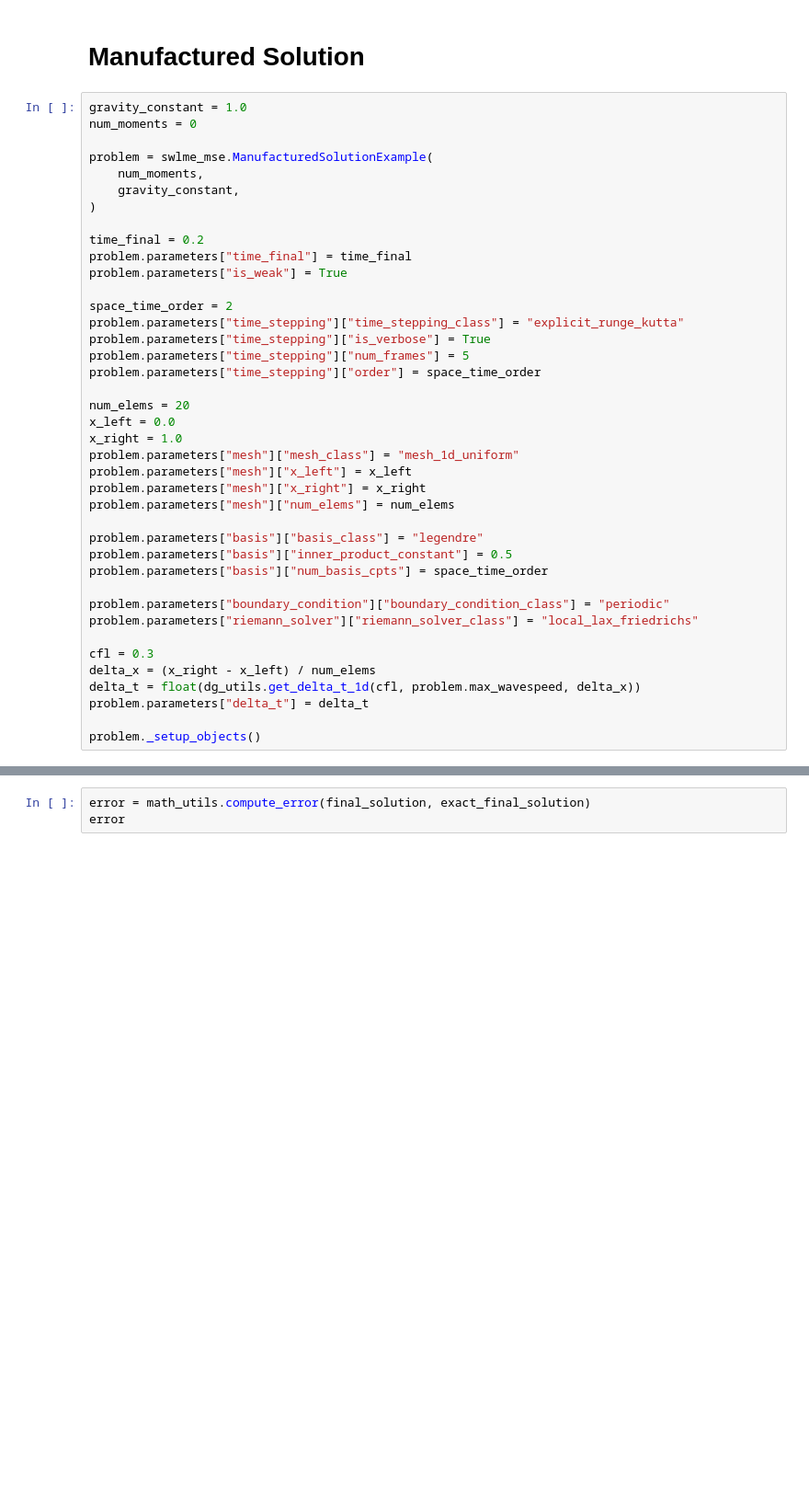
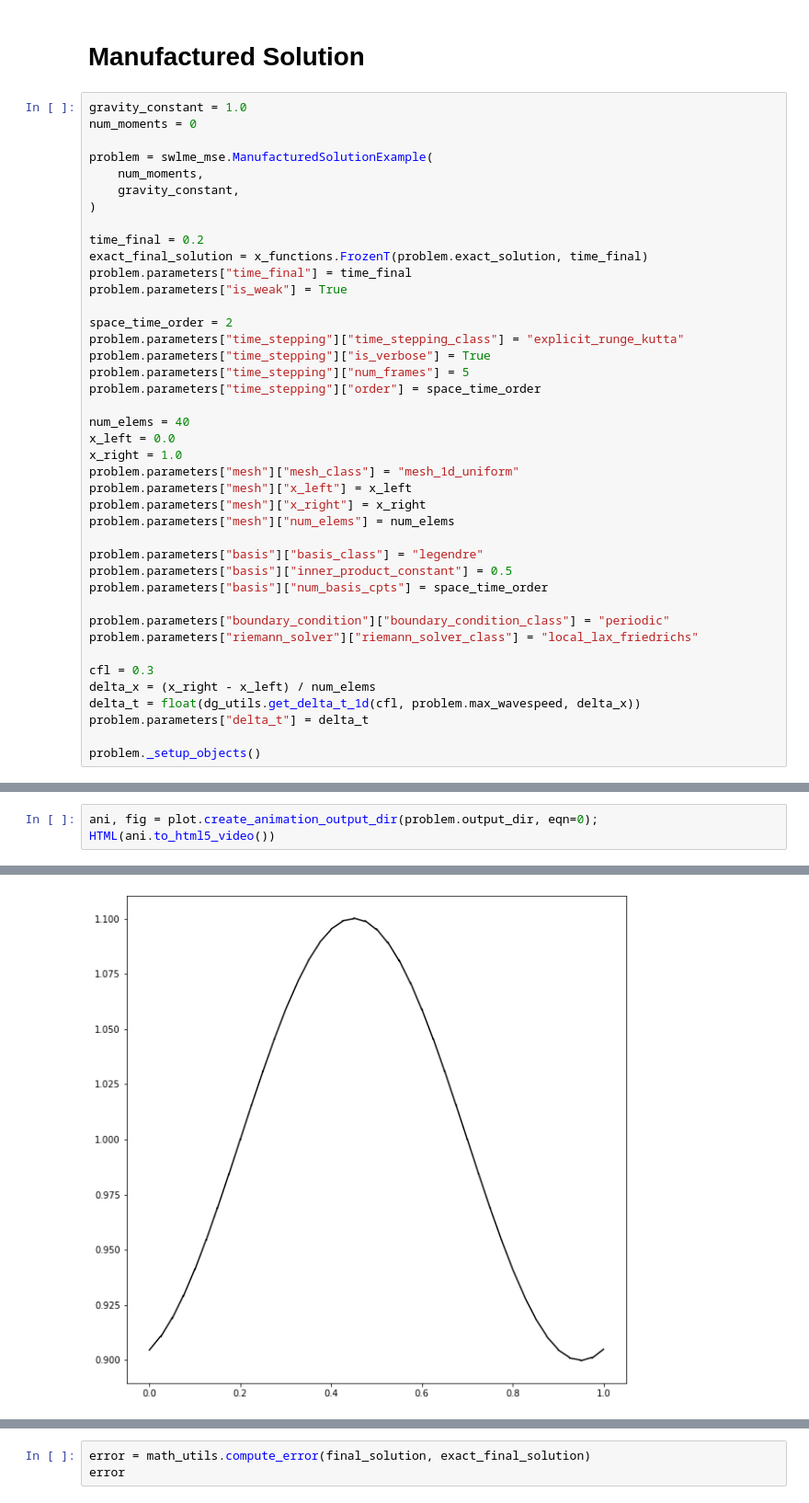
Before and after one commit to caleblogemann/pydogpack, a Jupyter notebook: apps/onedimensional/shallowwaterlinearizedmomentequations/manufacturedsolutionexample/manufactured_solution_example.ipynb, the cells around one changed output, grey strips where cells are left out. Shown at 92% size. Cells and saved outputs as stored; diff of their text form; blank space fills up the shorter version.

```diff
--- a/apps/onedimensional/shallowwaterlinearizedmomentequations/manufacturedsolutionexample/manufactured_solution_example.ipynb
+++ b/apps/onedimensional/shallowwaterlinearizedmomentequations/manufacturedsolutionexample/manufactured_solution_example.ipynb
@@ -27,6 +27,7 @@ problem = swlme_mse.ManufacturedSolutionExample(
 )
 
 time_final = 0.2
+exact_final_solution = x_functions.FrozenT(problem.exact_solution, time_final)
 problem.parameters["time_final"] = time_final
 problem.parameters["is_weak"] = True
 
@@ -36,7 +37,7 @@ problem.parameters["time_stepping"]["is_verbose"] = True
 problem.parameters["time_stepping"]["num_frames"] = 5
 problem.parameters["time_stepping"]["order"] = space_time_order
 
-num_elems = 20
+num_elems = 40
 x_left = 0.0
 x_right = 1.0
 problem.parameters["mesh"]["mesh_class"] = "mesh_1d_uniform"
@@ -81,0 +74,4 @@ fig = plot.create_plot_dg_1d(final_solution)
+# %%
+ani, fig = plot.create_animation_output_dir(problem.output_dir, eqn=0);
+HTML(ani.to_html5_video())
+# %% [output]
@@ -81,0 +79 @@ fig = plot.create_plot_dg_1d(final_solution)
+[figure, added]
```
Also changed, not shown: parts of 5 cells of this notebook, 3 other files.
